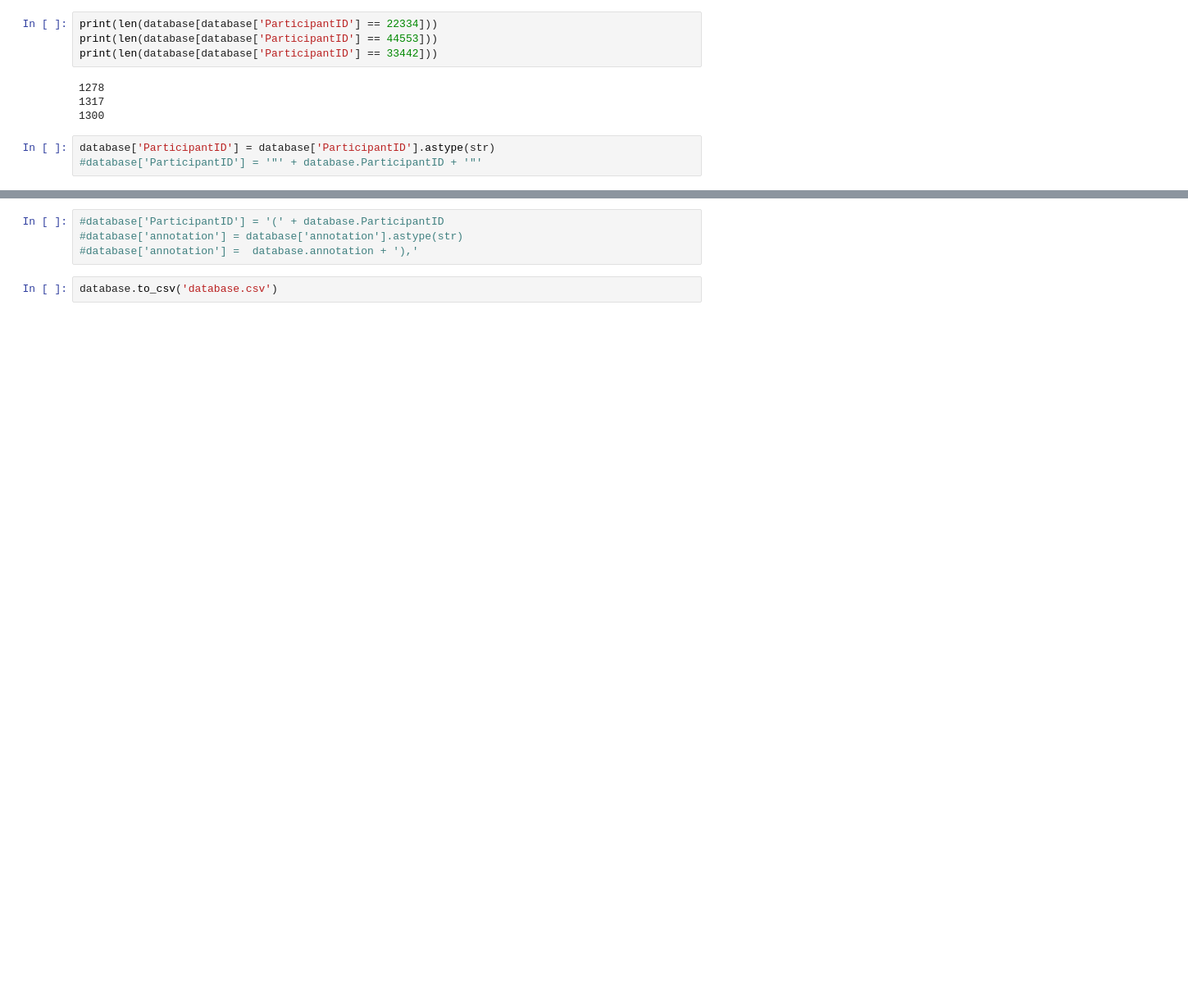
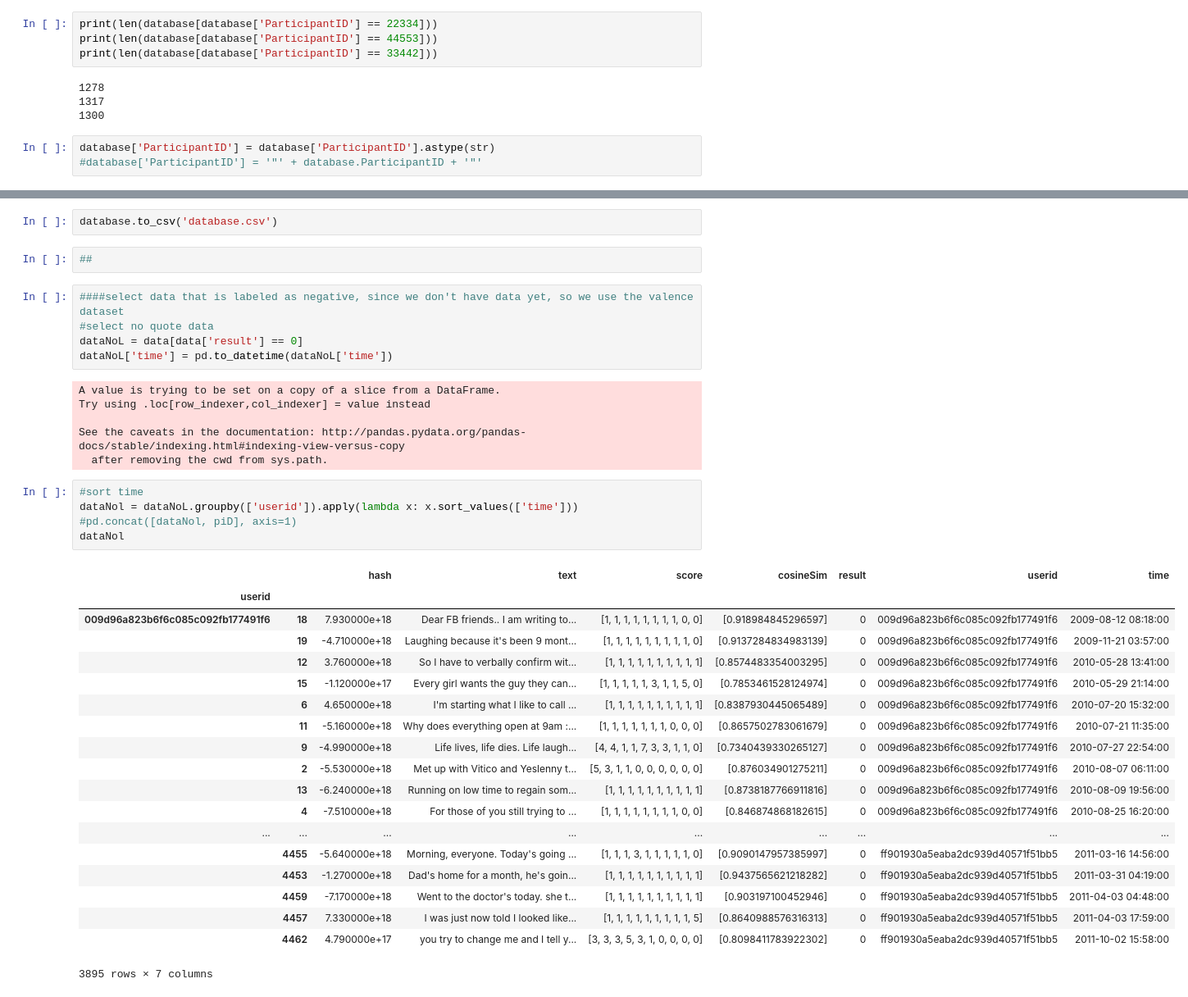
Before and after one commit to luciasalar/search_google, a Jupyter notebook: DataBase.ipynb, the cells around one changed output, grey strips where cells are left out. Shown at 82% size. Drawn from its saved outputs; the diff is of its cells as text; blank space fills up the shorter version.

Commit message:
database

```diff
--- a/DataBase.ipynb
+++ b/DataBase.ipynb
@@ -96,9 +97,43 @@ database[0:10]
 | 7 | 44553 | 8 | 009d96a823b6f6c085c092fb177491f6 | Is getting tired of people assumi... | NaN | 0 |
 | 8 | 22334 | 9 | 009d96a823b6f6c085c092fb177491f6 | Life lives, life dies. Life laugh... | NaN | 0 |
 | 9 | 33442 | 10 | 009d96a823b6f6c085c092fb177491f6 | Is at a great party where all the... | NaN | 0 |
-# %%
-#database['ParticipantID'] = '(' + database.ParticipantID
-#database['annotation'] = database['annotation'].astype(str)
-#database['annotation'] =  database.annotation + '),'
 # %%
 database.to_csv('database.csv')
+# %%
+##
+# %%
+####select data that is labeled as negative, since we don't have data yet, so we use the valence dataset
+#select no quote data
+dataNoL = data[data['result'] == 0]
+dataNoL['time'] = pd.to_datetime(dataNoL['time'])
+# %% [output]
+A value is trying to be set on a copy of a slice from a DataFrame.
+Try using .loc[row_indexer,col_indexer] = value instead
+
+See the caveats in the documentation: http://pandas.pydata.org/pandas-docs/stable/indexing.html#indexing-view-versus-copy
+  after removing the cwd from sys.path.
+# %%
+#sort time
+dataNol = dataNoL.groupby(['userid']).apply(lambda x: x.sort_values(['time']))
+#pd.concat([dataNol, piD], axis=1)
+dataNol
+# %% [output]
+|  |  | hash | text | score | cosineSim | result | userid | time |
+| userid |  |  |  |  |  |  |  |  |
+| 009d96a823b6f6c085c092fb177491f6 | 18 | 7.930000e+18 | Dear FB friends.. I am writing to... | [1, 1, 1, 1, 1, 1, 1, 1, 0, 0] | [0.918984845296597] | 0 | 009d96a823b6f6c085c092fb177491f6 | 2009-08-12 08:18:00 |
+|  | 19 | -4.710000e+18 | Laughing because it's been 9 mont... | [1, 1, 1, 1, 1, 1, 1, 1, 1, 0] | [0.9137284834983139] | 0 | 009d96a823b6f6c085c092fb177491f6 | 2009-11-21 03:57:00 |
+|  | 12 | 3.760000e+18 | So I have to verbally confirm wit... | [1, 1, 1, 1, 1, 1, 1, 1, 1, 1] | [0.8574483354003295] | 0 | 009d96a823b6f6c085c092fb177491f6 | 2010-05-28 13:41:00 |
+|  | 15 | -1.120000e+17 | Every girl wants the guy they can... | [1, 1, 1, 1, 1, 3, 1, 1, 5, 0] | [0.7853461528124974] | 0 | 009d96a823b6f6c085c092fb177491f6 | 2010-05-29 21:14:00 |
+|  | 6 | 4.650000e+18 | I'm starting what I like to call ... | [1, 1, 1, 1, 1, 1, 1, 1, 1, 1] | [0.8387930445065489] | 0 | 009d96a823b6f6c085c092fb177491f6 | 2010-07-20 15:32:00 |
+|  | 11 | -5.160000e+18 | Why does everything open at 9am :... | [1, 1, 1, 1, 1, 1, 1, 0, 0, 0] | [0.8657502783061679] | 0 | 009d96a823b6f6c085c092fb177491f6 | 2010-07-21 11:35:00 |
+|  | 9 | -4.990000e+18 | Life lives, life dies. Life laugh... | [4, 4, 1, 1, 7, 3, 3, 1, 1, 0] | [0.7340439330265127] | 0 | 009d96a823b6f6c085c092fb177491f6 | 2010-07-27 22:54:00 |
+|  | 2 | -5.530000e+18 | Met up with Vitico and Yeslenny t... | [5, 3, 1, 1, 0, 0, 0, 0, 0, 0] | [0.876034901275211] | 0 | 009d96a823b6f6c085c092fb177491f6 | 2010-08-07 06:11:00 |
+|  | 13 | -6.240000e+18 | Running on low time to regain som... | [1, 1, 1, 1, 1, 1, 1, 1, 1, 1] | [0.8738187766911816] | 0 | 009d96a823b6f6c085c092fb177491f6 | 2010-08-09 19:56:00 |
+|  | 4 | -7.510000e+18 | For those of you still trying to ... | [1, 1, 1, 1, 1, 1, 1, 1, 0, 0] | [0.846874868182615] | 0 | 009d96a823b6f6c085c092fb177491f6 | 2010-08-25 16:20:00 |
+| ... | ... | ... | ... | ... | ... | ... | ... | ... |
+|  | 4455 | -5.640000e+18 | Morning, everyone. Today's going ... | [1, 1, 1, 3, 1, 1, 1, 1, 1, 0] | [0.9090147957385997] | 0 | ff901930a5eaba2dc939d40571f51bb5 | 2011-03-16 14:56:00 |
+|  | 4453 | -1.270000e+18 | Dad's home for a month, he's goin... | [1, 1, 1, 1, 1, 1, 1, 1, 1, 1] | [0.9437565621218282] | 0 | ff901930a5eaba2dc939d40571f51bb5 | 2011-03-31 04:19:00 |
+|  | 4459 | -7.170000e+18 | Went to the doctor's today. she t... | [1, 1, 1, 1, 1, 1, 1, 1, 1, 1] | [0.903197100452946] | 0 | ff901930a5eaba2dc939d40571f51bb5 | 2011-04-03 04:48:00 |
+|  | 4457 | 7.330000e+18 | I was just now told I looked like... | [1, 1, 1, 1, 1, 1, 1, 1, 1, 5] | [0.8640988576316313] | 0 | ff901930a5eaba2dc939d40571f51bb5 | 2011-04-03 17:59:00 |
+|  | 4462 | 4.790000e+17 | you try to change me and I tell y... | [3, 3, 3, 5, 3, 1, 0, 0, 0, 0] | [0.8098411783922302] | 0 | ff901930a5eaba2dc939d40571f51bb5 | 2011-10-02 15:58:00 |
+3895 rows × 7 columns
```
Also changed, not shown: parts of 15 cells of this notebook.
